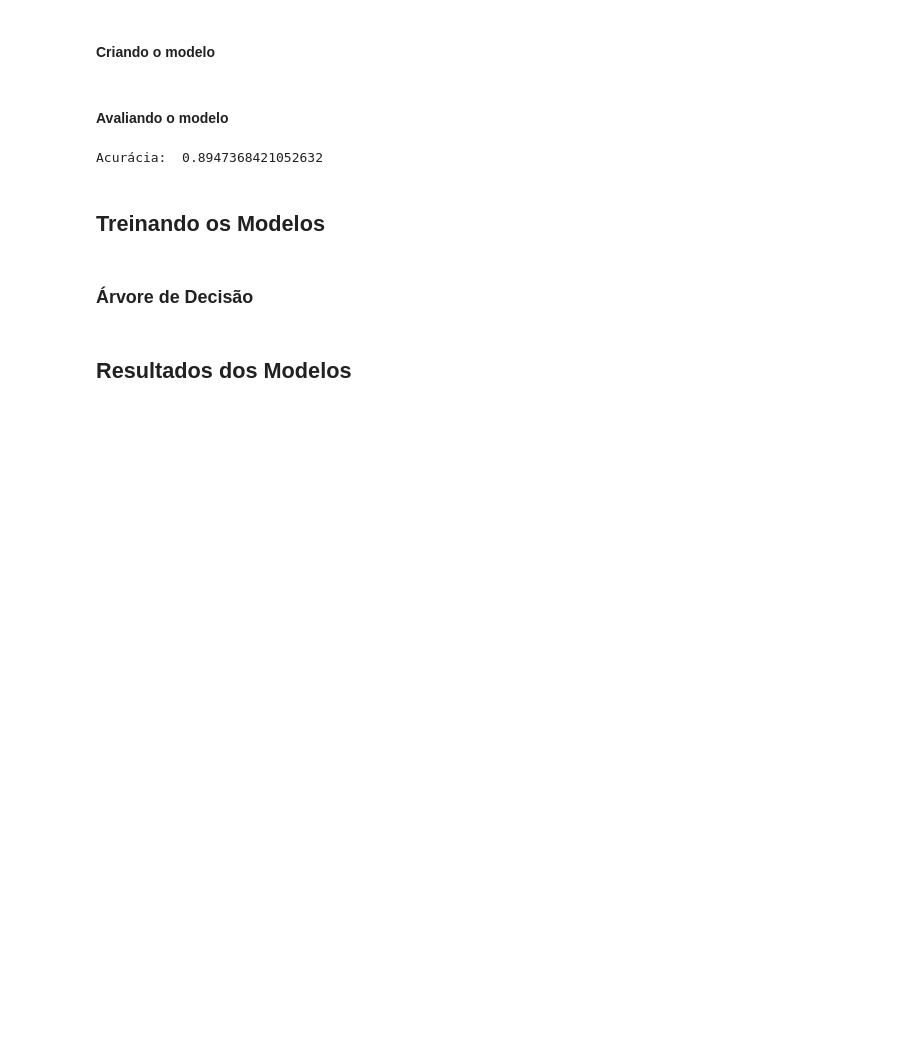
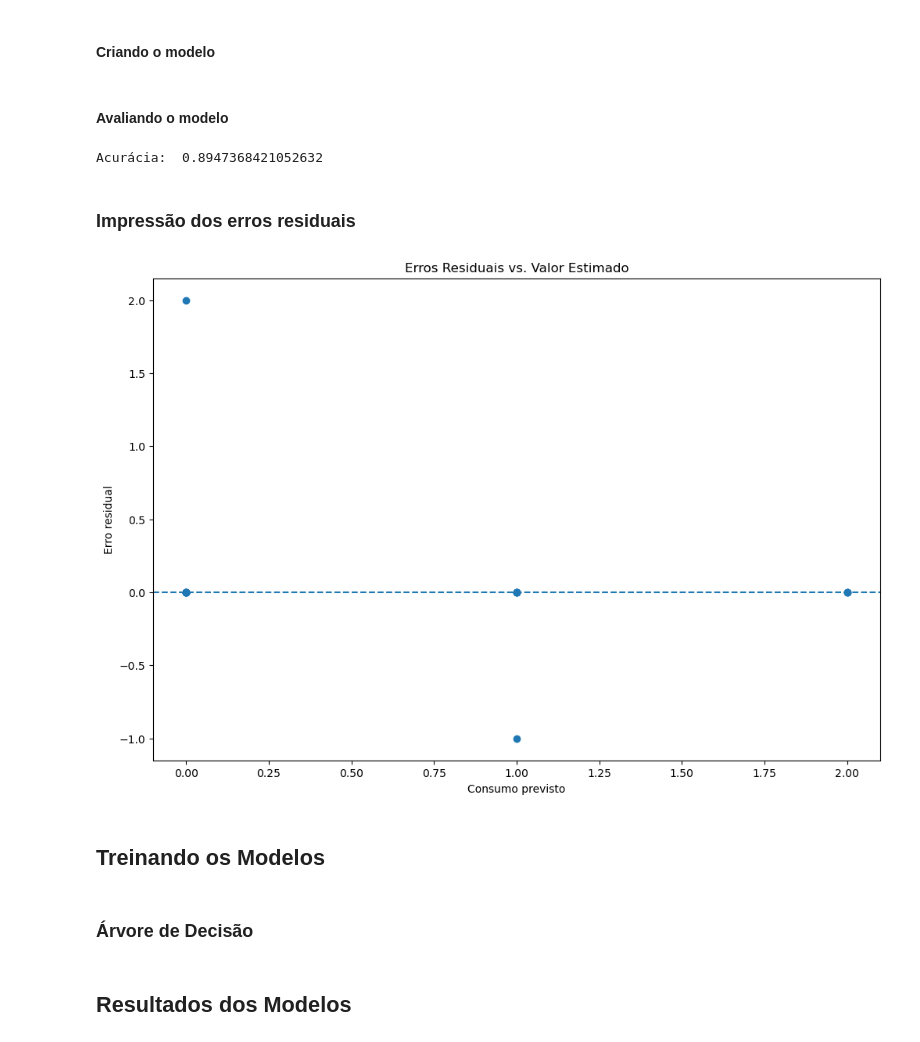
Before and after one commit to PET-Controle-e-Automacao-UESC/contas_de_energia, a Jupyter notebook: src/main.ipynb, the cells around one changed output. Cells and saved outputs as stored; diff of their text form; code cells hidden in the pictures; blank space fills up the shorter version.

Commit message:
feat: impressao dos erros residuais adicionado

```diff
--- a/src/main.ipynb
+++ b/src/main.ipynb
@@ -559,6 +566,22 @@ y_predict = arvore_decisao.predict(X_test)
 print("Acurácia: ", metrics.accuracy_score(y_true = y_test, y_pred = y_predict))
 # %% [output]
 Acurácia:  0.8947368421052632
+# %% [markdown]
+### Impressão dos erros residuais
+# %%
+figura = plt.figure(figsize = (12, 8))
+
+erros_residuais = y_test - y_predict
+
+plt.title("Erros Residuais vs. Valor Estimado")
+plt.scatter(y_predict, erros_residuais)
+plt.axhline(y = 0, linestyle = "--")
+plt.xlabel("Consumo previsto")
+plt.ylabel("Erro residual")
+
+plt.show()
+# %% [output]
+[figure, added]
 # %% [markdown]
 ## Treinando os Modelos
 # %% [markdown]
```
Also changed, not shown: parts of 7 cells of this notebook.
